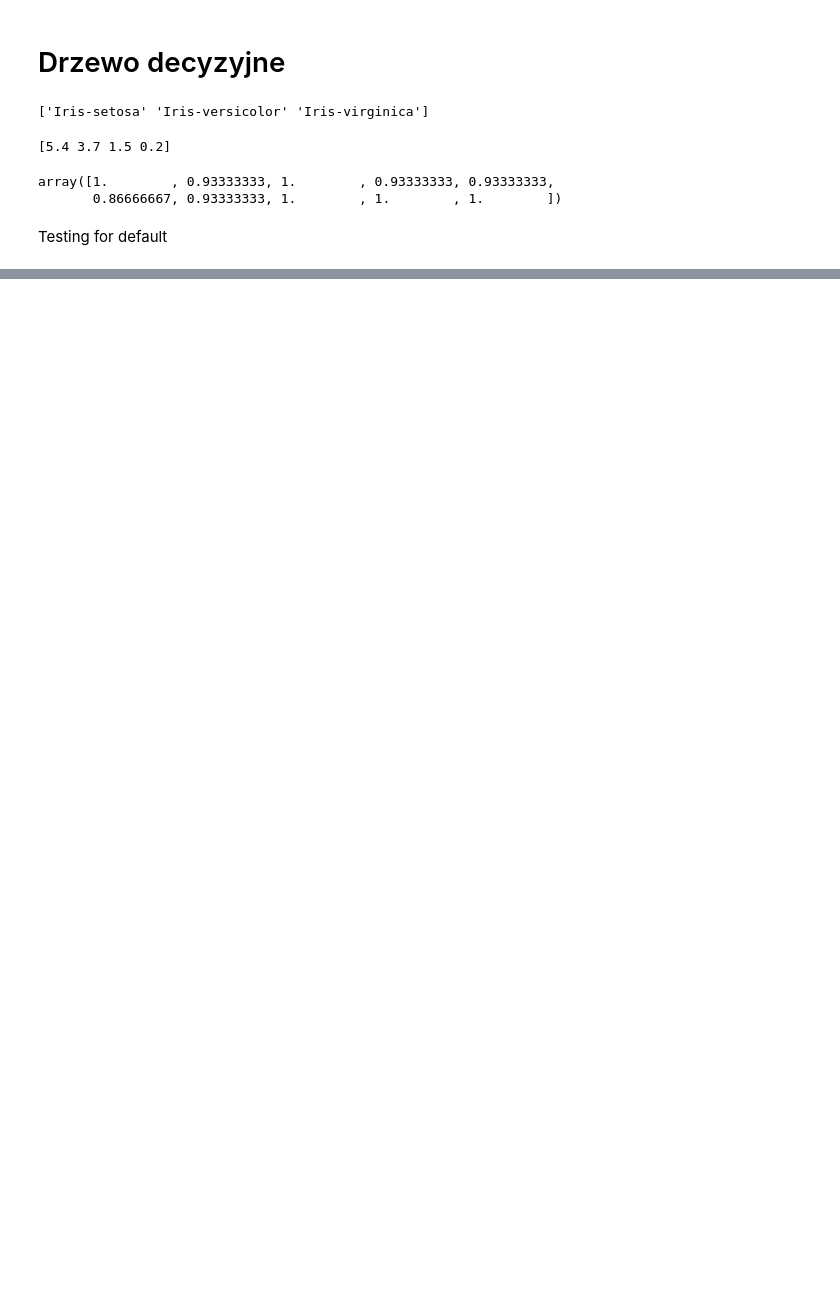
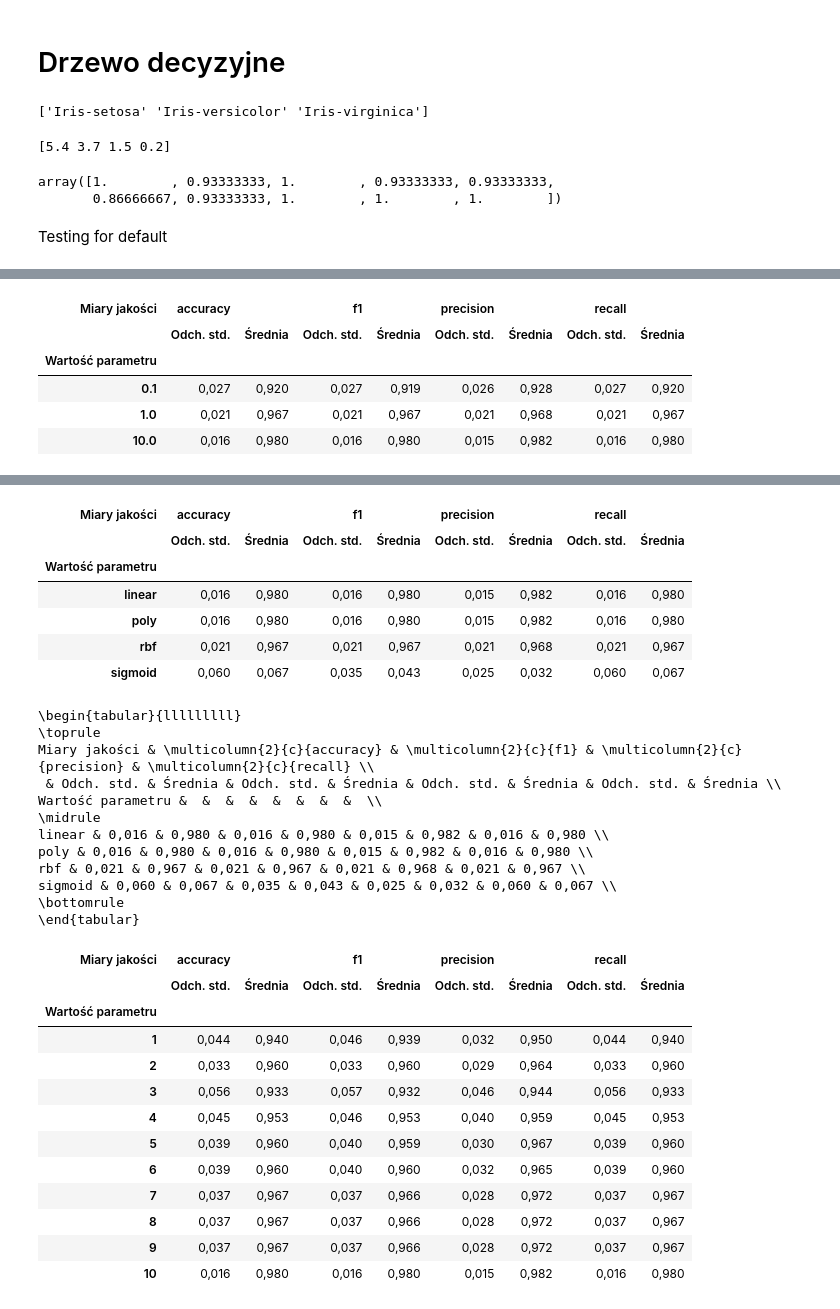
Before and after one commit to kubamarchut/wsi, a Jupyter notebook: ex-4/main.ipynb, the cells around one changed output, grey strips where cells are left out. Saved outputs shown, nothing was run; the diff lists cells and outputs as text; code cells hidden in the pictures; blank space fills up the shorter version.

```diff
--- a/ex-4/main.ipynb
+++ b/ex-4/main.ipynb
@@ -159,0 +230,46 @@ for param_name, param_values in PARAMETERS.items():
+# %%
+PARAMETERS = {
+    'C': [0.1, 1, 10],
+    'kernel': ['linear', 'poly', 'rbf', 'sigmoid'],
+    'max_iter': np.arange(1, 11, 1)
+}
+
+results_by_param = {}
+
+for param_name, param_values in PARAMETERS.items():
+    results_for_param = []
+    for param_value in param_values:
+        avg_scores, std_dev_scores = conduct_tests_svm(FOLDS_N, SCORES_DICT, RANDOM_STATES, param_name, param_value)
+        for metric in avg_scores.keys():
+            results_for_param.append({
+                #'Param Name': param_name,
+                'Wartość parametru': param_value,
+                'Miary jakości': metric,
+                'Średnia': avg_scores[metric],
+                'Odch. std.': std_dev_scores[metric]
+            })
+
+    results_df = pd.DataFrame(results_for_param)
+
+
+    results_df = results_df.pivot_table(index=['Wartość parametru'], columns='Miary jakości')
+
+    results_df.columns = results_df.columns.swaplevel(0, 1)
+    results_df.sort_index(axis=1, level=0, inplace=True)
+
+    results_by_param[param_name] = results_df
+
+    results_df = results_df.map(lambda x: '{:.3f}'.format(x).replace('.', ','))
+
+    display(results_df)
+
+    latex_code = results_df.to_latex(multicolumn_format='c')
+
+    print(latex_code)
+# %% [output]
+| Miary jakości | accuracy |  | f1 |  | precision |  | recall |  |
+|  | Odch. std. | Średnia | Odch. std. | Średnia | Odch. std. | Średnia | Odch. std. | Średnia |
+| Wartość parametru |  |  |  |  |  |  |  |  |
+| 0.1 | 0,027 | 0,920 | 0,027 | 0,919 | 0,026 | 0,928 | 0,027 | 0,920 |
+| 1.0 | 0,021 | 0,967 | 0,021 | 0,967 | 0,021 | 0,968 | 0,021 | 0,967 |
+| 10.0 | 0,016 | 0,980 | 0,016 | 0,980 | 0,015 | 0,982 | 0,016 | 0,980 |
@@ -159,0 +287,32 @@ for param_name, param_values in PARAMETERS.items():
+| Miary jakości | accuracy |  | f1 |  | precision |  | recall |  |
+|  | Odch. std. | Średnia | Odch. std. | Średnia | Odch. std. | Średnia | Odch. std. | Średnia |
+| Wartość parametru |  |  |  |  |  |  |  |  |
+| linear | 0,016 | 0,980 | 0,016 | 0,980 | 0,015 | 0,982 | 0,016 | 0,980 |
+| poly | 0,016 | 0,980 | 0,016 | 0,980 | 0,015 | 0,982 | 0,016 | 0,980 |
+| rbf | 0,021 | 0,967 | 0,021 | 0,967 | 0,021 | 0,968 | 0,021 | 0,967 |
+| sigmoid | 0,060 | 0,067 | 0,035 | 0,043 | 0,025 | 0,032 | 0,060 | 0,067 |
+\begin{tabular}{lllllllll}
+\toprule
+Miary jakości & \multicolumn{2}{c}{accuracy} & \multicolumn{2}{c}{f1} & \multicolumn{2}{c}{precision} & \multicolumn{2}{c}{recall} \\
+ & Odch. std. & Średnia & Odch. std. & Średnia & Odch. std. & Średnia & Odch. std. & Średnia \\
+Wartość parametru &  &  &  &  &  &  &  &  \\
+\midrule
+linear & 0,016 & 0,980 & 0,016 & 0,980 & 0,015 & 0,982 & 0,016 & 0,980 \\
+poly & 0,016 & 0,980 & 0,016 & 0,980 & 0,015 & 0,982 & 0,016 & 0,980 \\
+rbf & 0,021 & 0,967 & 0,021 & 0,967 & 0,021 & 0,968 & 0,021 & 0,967 \\
+sigmoid & 0,060 & 0,067 & 0,035 & 0,043 & 0,025 & 0,032 & 0,060 & 0,067 \\
+\bottomrule
+\end{tabular}
+| Miary jakości | accuracy |  | f1 |  | precision |  | recall |  |
+|  | Odch. std. | Średnia | Odch. std. | Średnia | Odch. std. | Średnia | Odch. std. | Średnia |
+| Wartość parametru |  |  |  |  |  |  |  |  |
+| 1 | 0,044 | 0,940 | 0,046 | 0,939 | 0,032 | 0,950 | 0,044 | 0,940 |
+| 2 | 0,033 | 0,960 | 0,033 | 0,960 | 0,029 | 0,964 | 0,033 | 0,960 |
+| 3 | 0,056 | 0,933 | 0,057 | 0,932 | 0,046 | 0,944 | 0,056 | 0,933 |
+| 4 | 0,045 | 0,953 | 0,046 | 0,953 | 0,040 | 0,959 | 0,045 | 0,953 |
+| 5 | 0,039 | 0,960 | 0,040 | 0,959 | 0,030 | 0,967 | 0,039 | 0,960 |
+| 6 | 0,039 | 0,960 | 0,040 | 0,960 | 0,032 | 0,965 | 0,039 | 0,960 |
+| 7 | 0,037 | 0,967 | 0,037 | 0,966 | 0,028 | 0,972 | 0,037 | 0,967 |
+| 8 | 0,037 | 0,967 | 0,037 | 0,966 | 0,028 | 0,972 | 0,037 | 0,967 |
+| 9 | 0,037 | 0,967 | 0,037 | 0,966 | 0,028 | 0,972 | 0,037 | 0,967 |
+| 10 | 0,016 | 0,980 | 0,016 | 0,980 | 0,015 | 0,982 | 0,016 | 0,980 |
```
Also changed, not shown: parts of 8 cells of this notebook.
